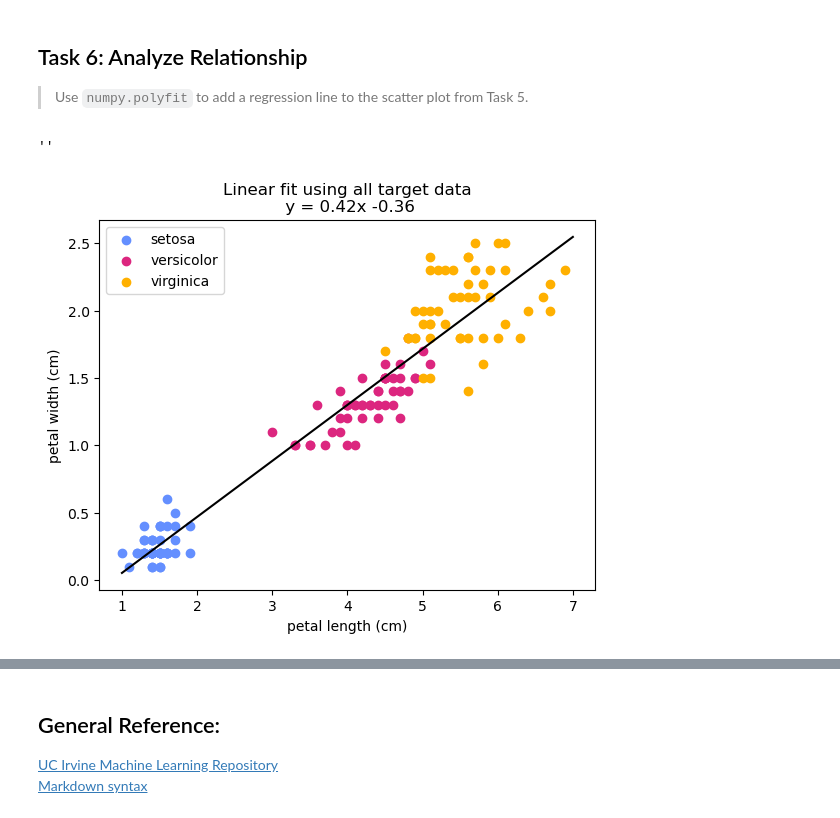
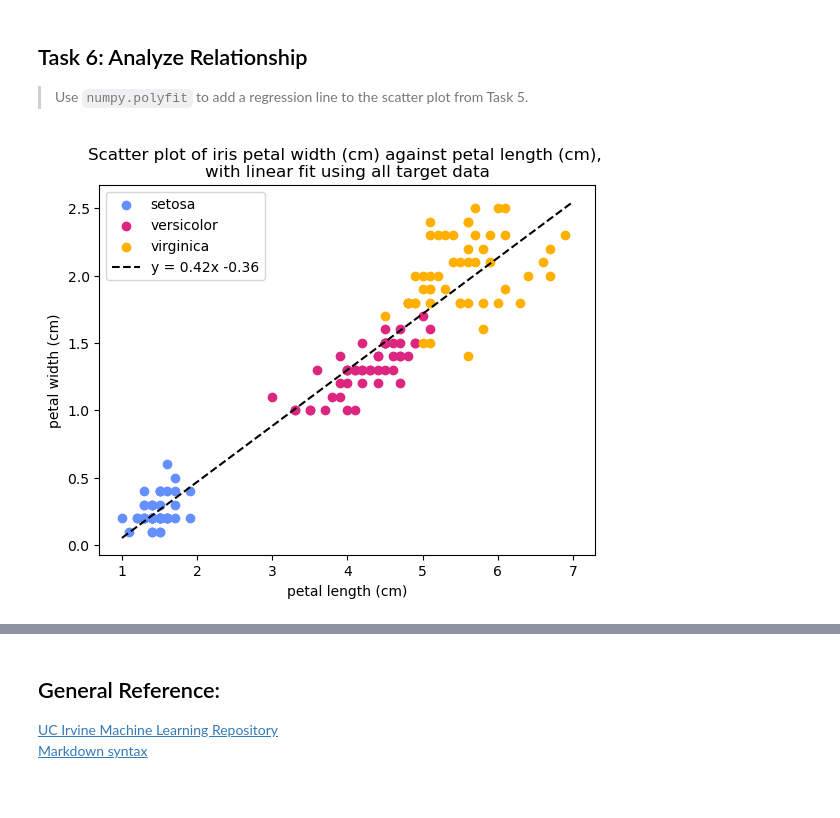
Before and after one commit to SuColl/principles_of_data_analytics, a Jupyter notebook: tasks.ipynb, the cells around one changed output, grey strips where cells are left out. Drawn from its saved outputs; the diff is of its cells as text; code cells hidden in the pictures.

```diff
--- a/tasks.ipynb
+++ b/tasks.ipynb
@@ -514,38 +518,48 @@ plt.legend();
 # using data from all targets
 # Documentation for numpy.polyfit:
 # https://numpy.org/doc/stable/reference/generated/numpy.polyfit.html
-slope, intercept = np.polyfit(dataset.data[:,2], dataset.data[:,3], 1)
+slope, intercept = np.polyfit(dataset.data[:,x], dataset.data[:,y], 1)
 
 # Generate a range of x-values and calculate the  corresponding y-values
 # using the linear fit
 linfit_x_values = np.arange(1,7,0.001)
 linfit_y_values = (linfit_x_values * slope) + intercept
-
-# Copied from previous code cell for scatter plots
-for species in range(n_targets):
-    plt.scatter(
-        dataset.data[dataset.target==species,x],
-        dataset.data[dataset.target==species,y],
-        color = target_colours[species],
-        label = dataset.target_names[species]
-    )
-plt.xlabel(dataset.feature_names[x])
-plt.ylabel(dataset.feature_names[y])
-
-plt.legend();
-
-# Plot the linear fit calculated above
-plt.plot(linfit_x_values, linfit_y_values, color="black")
-
-# add linear fit equation to the title - note the string format for the
-# intercept displays the + or - sign whether the value of the intercept is
-# positive or negative, so I don't need to have the sign as a string literal.
-# (from https://docs.python.org/3/library/string.html#formatspec)
-plt.title(
-    f"Linear fit using all target data\n y = {slope:.2}x {intercept:+.2}"
-)
-;
-# %% [output]
-''
-[figure, removed]
+# %%
+## Plot the data and the linear fit.
+
+# Copied from previous code cell for scatter plots
+for species in range(n_targets):
+    plt.scatter(
+        dataset.data[dataset.target==species,x],
+        dataset.data[dataset.target==species,y],
+        color = target_colours[species],
+        label = dataset.target_names[species]
+    )
+plt.xlabel(dataset.feature_names[x])
+plt.ylabel(dataset.feature_names[y])
+
+# Plot the linear fit calculated above.
+# add linear fit equation to the legend - note the string format for the
+# intercept displays the + or - sign whether the value of the intercept is
+# positive or negative, so I don't need to have the sign as a string literal.
+# (from https://docs.python.org/3/library/string.html#formatspec)
+plt.plot(
+    linfit_x_values,
+    linfit_y_values,
+    '--',
+    color="black",
+    label=f"y = {slope:.2}x {intercept:+.2}"
+    )
+
+# plot the legend
+plt.legend()
+
+# add the title
+plt.title(
+    f"Scatter plot of iris {dataset.feature_names[y]} "
+    f"against {dataset.feature_names[x]}, \n"
+    "with linear fit using all target data"
+);
+# %% [output]
+[figure, added]
 # %%
```
Also changed, not shown: parts of 7 cells of this notebook.
